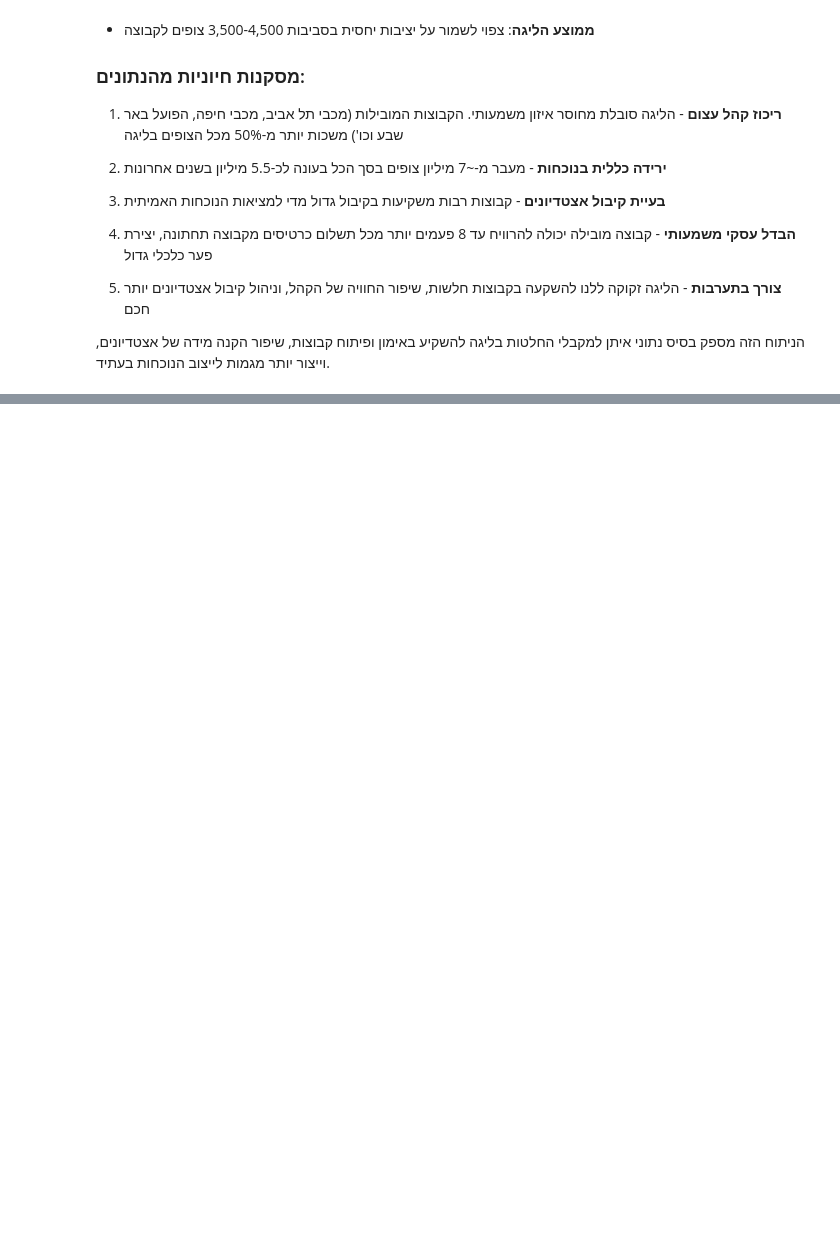
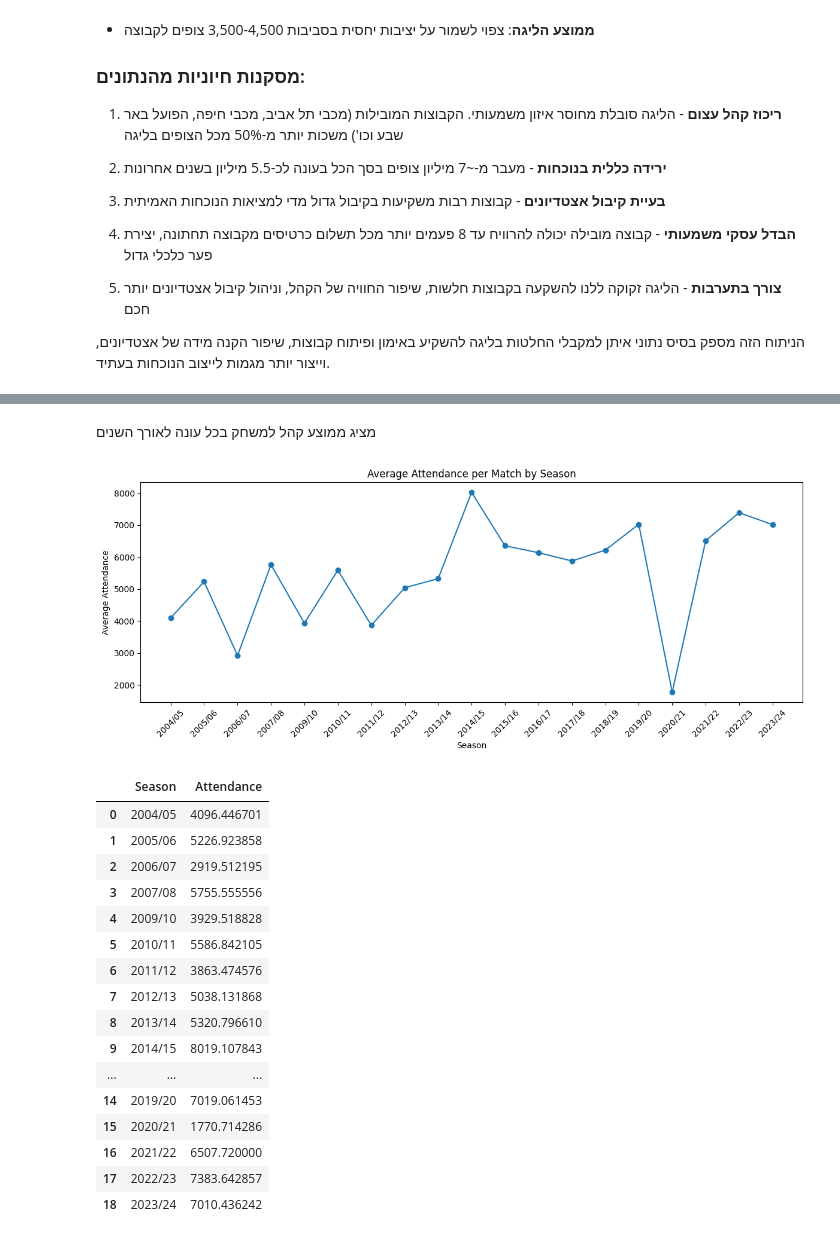
Before and after one commit to Nitaybenadmon123/ligat_haal_project, a Jupyter notebook: ligat_haal_project/notebooks/attendance/02_attendance_analysis.ipynb, the cells around one changed output, grey strips where cells are left out. Drawn from its saved outputs; the diff is of its cells as text; code cells hidden in the pictures; blank space fills up the shorter version.

```diff
--- a/ligat_haal_project/notebooks/attendance/02_attendance_analysis.ipynb
+++ b/ligat_haal_project/notebooks/attendance/02_attendance_analysis.ipynb
@@ -1791,0 +2491,39 @@ print("="*80)
+# %% [markdown]
+מציג ממוצע קהל למשחק בכל עונה לאורך השנים
+# %%
+avg_attendance_by_season = (
+    df[df["Attendance"] > 0]
+    .groupby("Season")["Attendance"]
+    .mean()
+    .reset_index()
+)
+
+plt.figure(figsize=(12, 5))
+plt.plot(avg_attendance_by_season["Season"], avg_attendance_by_season["Attendance"], marker="o")
+plt.xticks(rotation=45)
+plt.title("Average Attendance per Match by Season")
+plt.xlabel("Season")
+plt.ylabel("Average Attendance")
+plt.tight_layout()
+plt.show()
+
+avg_attendance_by_season
+# %% [output]
+[figure, added]
+|  | Season | Attendance |
+| 0 | 2004/05 | 4096.446701 |
+| 1 | 2005/06 | 5226.923858 |
+| 2 | 2006/07 | 2919.512195 |
+| 3 | 2007/08 | 5755.555556 |
+| 4 | 2009/10 | 3929.518828 |
+| 5 | 2010/11 | 5586.842105 |
+| 6 | 2011/12 | 3863.474576 |
+| 7 | 2012/13 | 5038.131868 |
+| 8 | 2013/14 | 5320.796610 |
+| 9 | 2014/15 | 8019.107843 |
+| ... | ... | ... |
+| 14 | 2019/20 | 7019.061453 |
+| 15 | 2020/21 | 1770.714286 |
+| 16 | 2021/22 | 6507.720000 |
+| 17 | 2022/23 | 7383.642857 |
+| 18 | 2023/24 | 7010.436242 |
```
Also changed, not shown: parts of 33 cells of this notebook.
